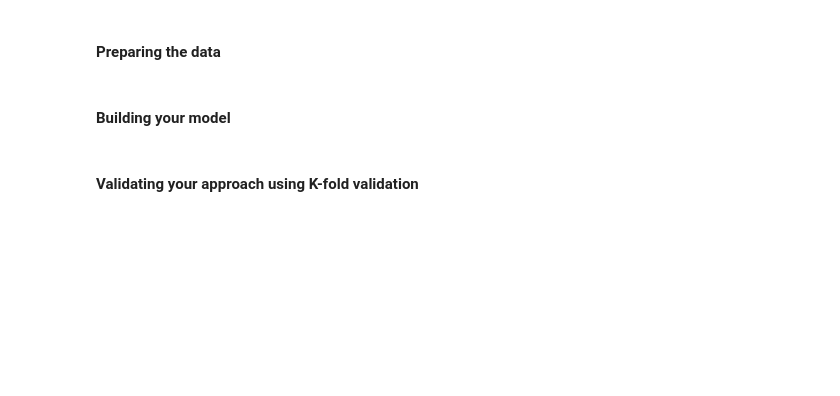
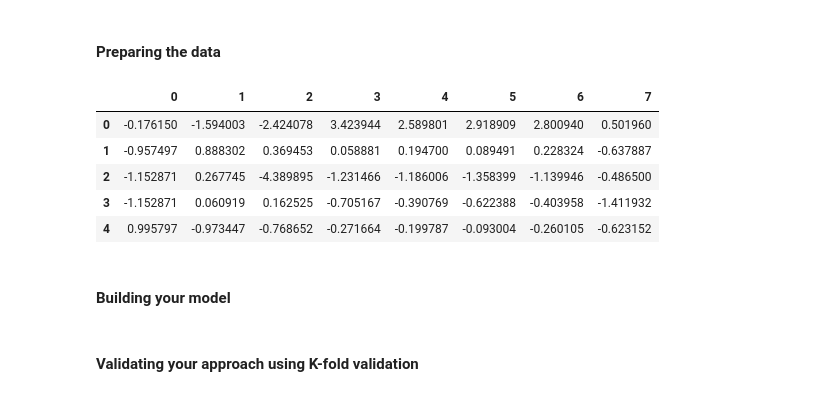
Before and after one commit to MinyaevAndrey/fchollet-deep-learning-with-python-notebooks, a Jupyter notebook: chapter04_classification-and-regression.ipynb, the cells around one changed output. Drawn from its saved outputs; the diff is of its cells as text; code cells hidden in the pictures; blank space fills up the shorter version.

```diff
--- a/chapter04_classification-and-regression.ipynb
+++ b/chapter04_classification-and-regression.ipynb
@@ -469,5 +486,15 @@ x_test = (test_data - mean) / std
 # %%
 y_train = train_targets / 100000
 y_test = test_targets / 100000
+# %%
+df = pd.DataFrame(data=x_train)
+df.head()
+# %% [output]
+|  | 0 | 1 | 2 | 3 | 4 | 5 | 6 | 7 |
+| 0 | -0.176150 | -1.594003 | -2.424078 | 3.423944 | 2.589801 | 2.918909 | 2.800940 | 0.501960 |
+| 1 | -0.957497 | 0.888302 | 0.369453 | 0.058881 | 0.194700 | 0.089491 | 0.228324 | -0.637887 |
+| 2 | -1.152871 | 0.267745 | -4.389895 | -1.231466 | -1.186006 | -1.358399 | -1.139946 | -0.486500 |
+| 3 | -1.152871 | 0.060919 | 0.162525 | -0.705167 | -0.390769 | -0.622388 | -0.403958 | -1.411932 |
+| 4 | 0.995797 | -0.973447 | -0.768652 | -0.271664 | -0.199787 | -0.093004 | -0.260105 | -0.623152 |
 # %% [markdown]
 #### Building your model
```
Also changed, not shown: parts of 6 cells of this notebook.
